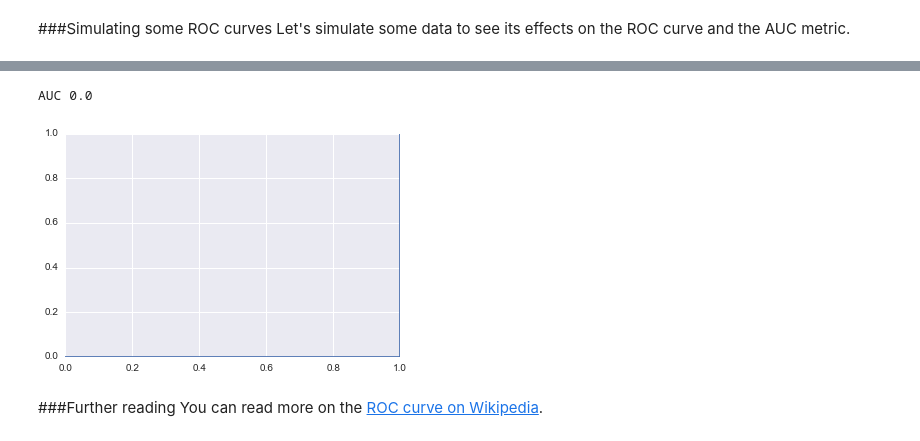
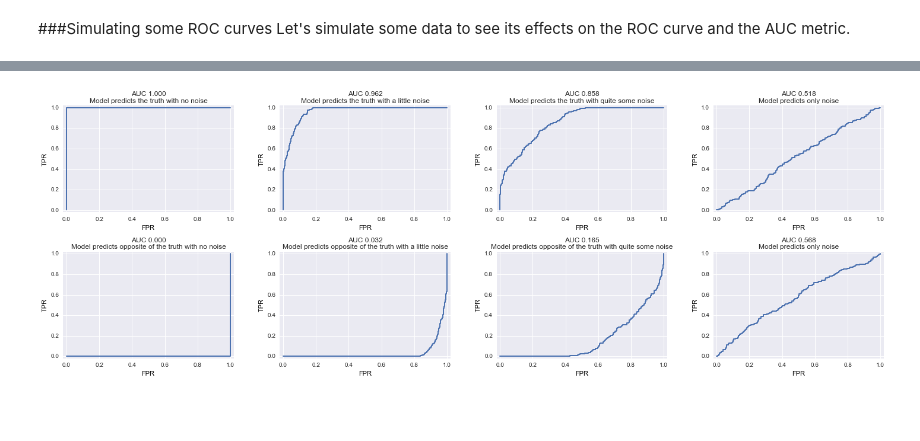
Before and after one commit to rubennaeff/GADS23, a Jupyter notebook: 09_logistic_regression/roc_curve.ipynb, the cells around one changed output, grey strips where cells are left out. Cells and saved outputs as stored; diff of their text form; code cells hidden in the pictures; blank space fills up the shorter version.

```diff
--- a/09_logistic_regression/roc_curve.ipynb
+++ b/09_logistic_regression/roc_curve.ipynb
@@ -226,5 +217,0 @@ Note it's not symmetric, because we don't have as many "true" as "false" samples
-# %%
-# Suppose we're able to predict the ground truth with a lot of noise
-y_predicted = y_ground_truth_proba + np.random.random(N)
-print "AUC", roc_auc_score(y_observed, y_predicted)
-f = plt.plot(*roc_curve(y_observed, y_predicted)[:2])
@@ -234,5 +217,0 @@ AUC 0.84344535151
-# %%
-# Suppose we're only predicting noise
-y_predicted = np.random.random(N)
-print "AUC", roc_auc_score(y_observed, y_predicted)
-f = plt.plot(*roc_curve(y_observed, y_predicted)[:2])
@@ -242,5 +217,0 @@ AUC 0.47542997543
-# %%
-# Suppose our model is worse than random, and predicting the opposite -- still with lots of noise
-y_predicted = -y_ground_truth_proba + np.random.random(N)
-print "AUC", roc_auc_score(y_observed, y_predicted)
-f = plt.plot(*roc_curve(y_observed, y_predicted)[:2])
@@ -250,11 +218,14 @@ AUC 0.155623365301
-# %%
-# Suppose our model is perfectly incorrect: always predicting the opposite (with no noise)
-y_predicted = -y_ground_truth_proba
-print "AUC", roc_auc_score(y_observed, y_predicted)
-f = plt.plot(*roc_curve(y_observed, y_predicted)[:2])
-# %% [output]
-AUC 0.0
-[figure, removed]
-# %% [markdown]
-###Further reading
-You can read more on the [ROC curve on Wikipedia](https://en.wikipedia.org/wiki/Receiver_operating_characteristic).
+# %%
+fig, axes = plt.subplots(2, 4, figsize=(20, 7))
+for i, sign in enumerate([1, -1]):
+    for j, noise in enumerate([0, .3, 1, 100]):
+        y_predicted = sign * (y_ground_truth_proba + noise * np.random.random(N))
+        ax = axes[i, j]
+        ax.plot(*roc_curve(y_observed, y_predicted)[:2], linewidth=2)
+        ax.set_title("AUC %.3f\nModel predicts " % roc_auc_score(y_observed, y_predicted) +
+            ("opposite of " * (sign == -1) + "the truth with ") * (noise < 2) +
+            ["no", "a little", "quite some", "only"][j] + " noise")
+        ax.set_xlim(-eps, 1+eps), ax.set_ylim(-eps, 1+eps), ax.set_xlabel('FPR'), ax.set_ylabel('TPR')
+f = plt.tight_layout()
+# %% [output]
+[figure, added]
```
Also changed, not shown: parts of 27 cells of this notebook.
